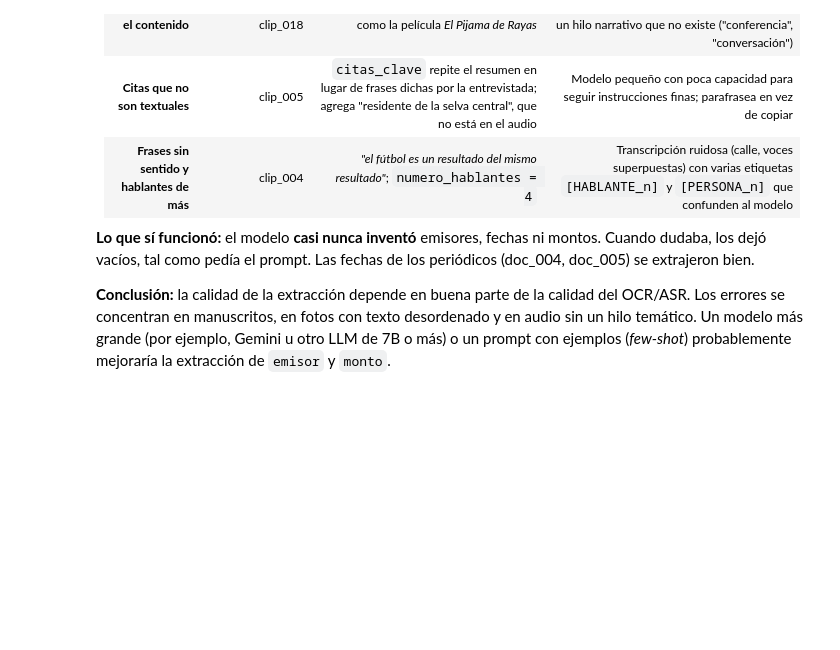
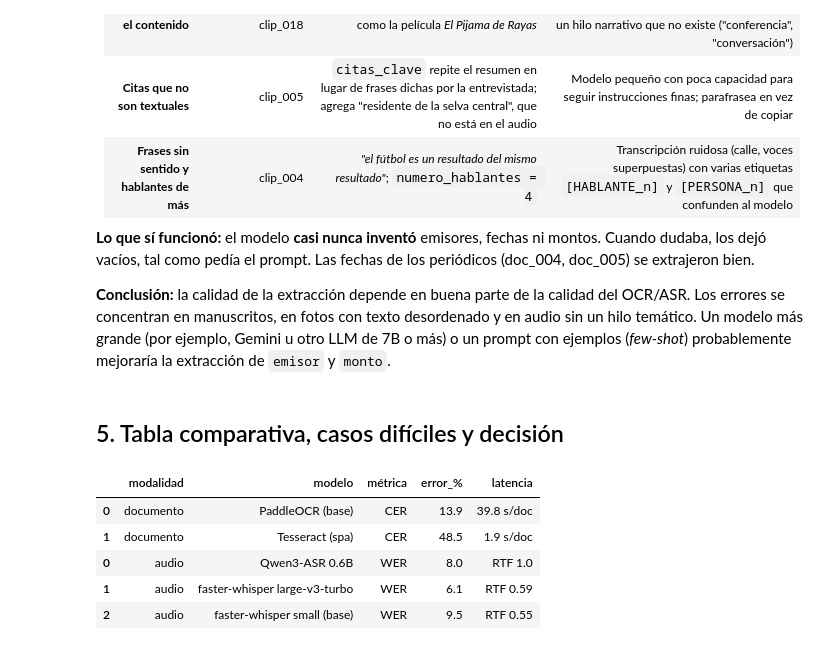
Before and after one commit to ValMur123/python_intermedio, a Jupyter notebook: tarea_2/02_evaluacion.ipynb, the cells around one changed output. Cells and saved outputs as stored; diff of their text form; code cells hidden in the pictures; blank space fills up the shorter version.

```diff
--- a/tarea_2/02_evaluacion.ipynb
+++ b/tarea_2/02_evaluacion.ipynb
@@ -487,3 +487,27 @@ Listo: abre datos/auditoria_llm.csv en Excel → ['id', 'modalidad', 'tema', 're
 **Lo que sí funcionó:** el modelo **casi nunca inventó** emisores, fechas ni montos. Cuando dudaba, los dejó vacíos, tal como pedía el prompt. Las fechas de los periódicos (doc_004, doc_005) se extrajeron bien.
 
 **Conclusión:** la calidad de la extracción depende en buena parte de la calidad del OCR/ASR. Los errores se concentran en manuscritos, en fotos con texto desordenado y en audio sin un hilo temático. Un modelo más grande (por ejemplo, Gemini u otro LLM de 7B o más) o un prompt con ejemplos (*few-shot*) probablemente mejoraría la extracción de `emisor` y `monto`.
+# %% [markdown]
+## 5. Tabla comparativa, casos difíciles y decisión
+# %%
+import plotly.express as px
+comp = pd.concat([comp_ocr.assign(rtf=np.nan), comp_asr], ignore_index=True)
+comp.to_csv(DATOS / "comparacion_modelos.csv", index=False)
+
+resumen = pd.concat([
+    pd.DataFrame({"modalidad": "documento", "modelo": tabla_ocr.index, "métrica": "CER",
+                  "error_%": (tabla_ocr["TOTAL (10 docs)"] * 100).round(1).values,
+                  "latencia": tabla_ocr["seg/doc"].round(1).astype(str).values + " s/doc"}),
+    pd.DataFrame({"modalidad": "audio", "modelo": tabla_asr.index, "métrica": "WER",
+                  "error_%": (tabla_asr["TOTAL (10 clips)"] * 100).round(1).values,
+                  "latencia": "RTF " + tabla_asr["RTF medio"].round(2).astype(str).values}),
+])
+resumen.to_csv(DATOS / "metricas.csv", index=False)
+resumen
+# %% [output]
+|  | modalidad | modelo | métrica | error_% | latencia |
+| 0 | documento | PaddleOCR (base) | CER | 13.9 | 39.8 s/doc |
+| 1 | documento | Tesseract (spa) | CER | 48.5 | 1.9 s/doc |
+| 0 | audio | Qwen3-ASR 0.6B | WER | 8.0 | RTF 1.0 |
+| 1 | audio | faster-whisper large-v3-turbo | WER | 6.1 | RTF 0.59 |
+| 2 | audio | faster-whisper small (base) | WER | 9.5 | RTF 0.55 |
```
Also changed, not shown: parts of 3 cells of this notebook, 2 other files.
